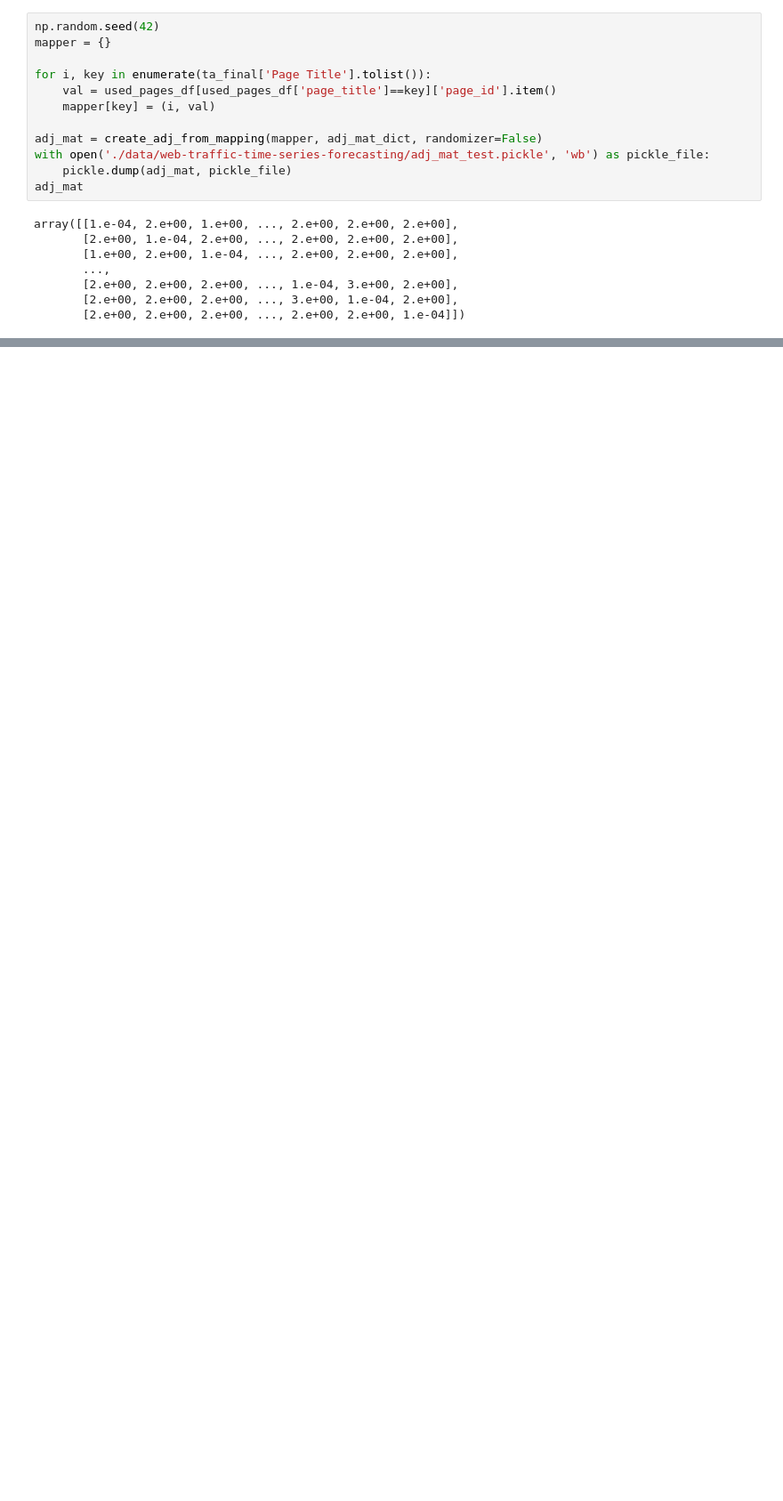
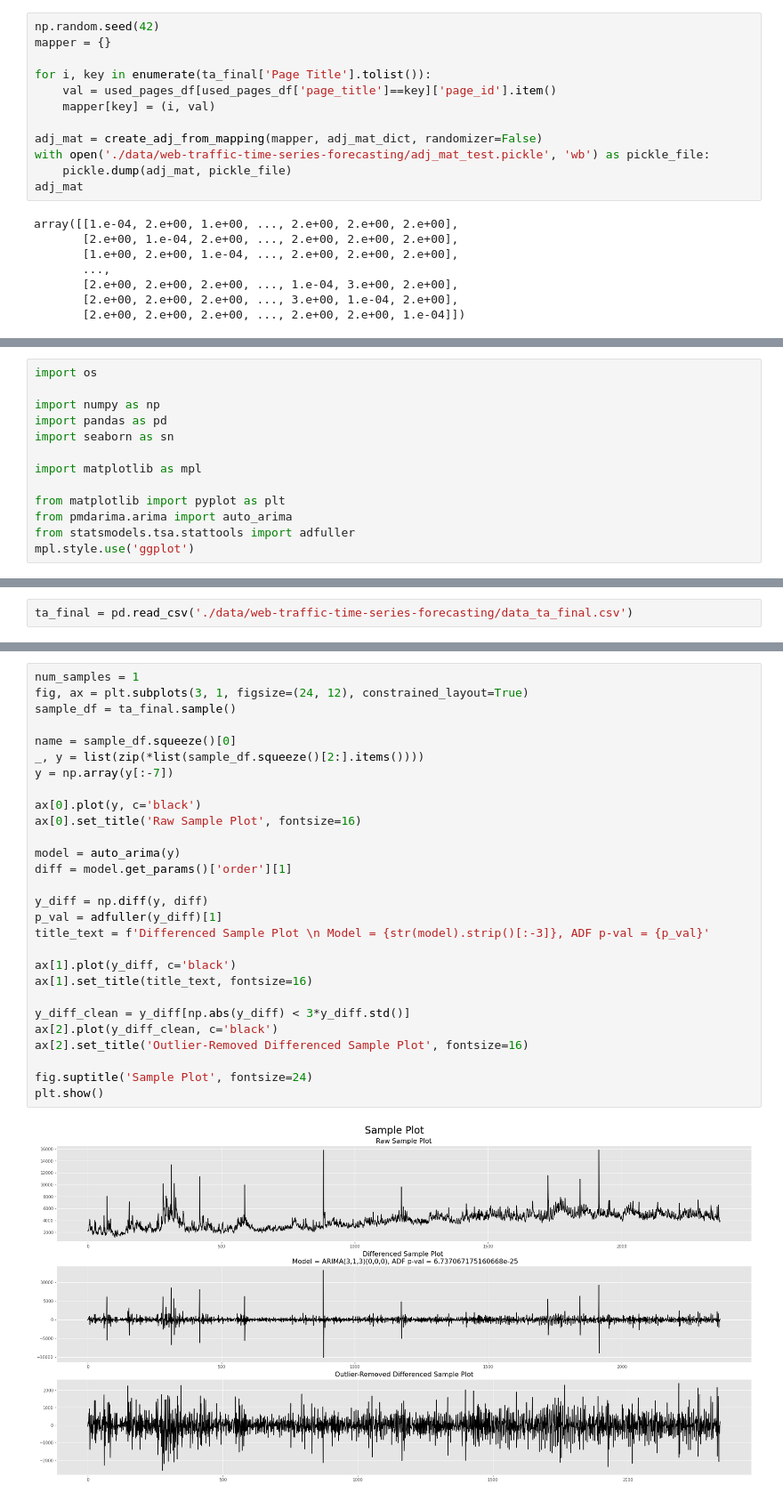
Before and after one commit to MikhaelBelmiro/Final-Project, a Jupyter notebook: exploration/exploration.ipynb, the cells around one changed output, grey strips where cells are left out. Shown at 89% size. Drawn from its saved outputs; the diff is of its cells as text; blank space fills up the shorter version.

```diff
--- a/exploration/exploration.ipynb
+++ b/exploration/exploration.ipynb
@@ -374,0 +380,13 @@ array([[1.e-04, 2.e+00, 1.e+00, ..., 2.e+00, 2.e+00, 2.e+00],
+# %%
+import os
+
+import numpy as np
+import pandas as pd
+import seaborn as sn
+
+import matplotlib as mpl
+
+from matplotlib import pyplot as plt
+from pmdarima.arima import auto_arima
+from statsmodels.tsa.stattools import adfuller
+mpl.style.use('ggplot')
@@ -374,0 +401,2 @@ array([[1.e-04, 2.e+00, 1.e+00, ..., 2.e+00, 2.e+00, 2.e+00],
+# %%
+ta_final = pd.read_csv('./data/web-traffic-time-series-forecasting/data_ta_final.csv')
@@ -374,0 +422,30 @@ array([[1.e-04, 2.e+00, 1.e+00, ..., 2.e+00, 2.e+00, 2.e+00],
+# %%
+num_samples = 1
+fig, ax = plt.subplots(3, 1, figsize=(24, 12), constrained_layout=True)
+sample_df = ta_final.sample()
+
+name = sample_df.squeeze()[0]
+_, y = list(zip(*list(sample_df.squeeze()[2:].items())))
+y = np.array(y[:-7])
+
+ax[0].plot(y, c='black')
+ax[0].set_title('Raw Sample Plot', fontsize=16)
+
+model = auto_arima(y)
+diff = model.get_params()['order'][1]
+
+y_diff = np.diff(y, diff)
+p_val = adfuller(y_diff)[1]
+title_text = f'Differenced Sample Plot \n Model = {str(model).strip()[:-3]}, ADF p-val = {p_val}'
+
+ax[1].plot(y_diff, c='black')
+ax[1].set_title(title_text, fontsize=16)
+
+y_diff_clean = y_diff[np.abs(y_diff) < 3*y_diff.std()]
+ax[2].plot(y_diff_clean, c='black')
+ax[2].set_title('Outlier-Removed Differenced Sample Plot', fontsize=16)
+
+fig.suptitle('Sample Plot', fontsize=24)
+plt.show()
+# %% [output]
+[figure, added]
```
Also changed, not shown: parts of 32 cells of this notebook, 18 other files.
